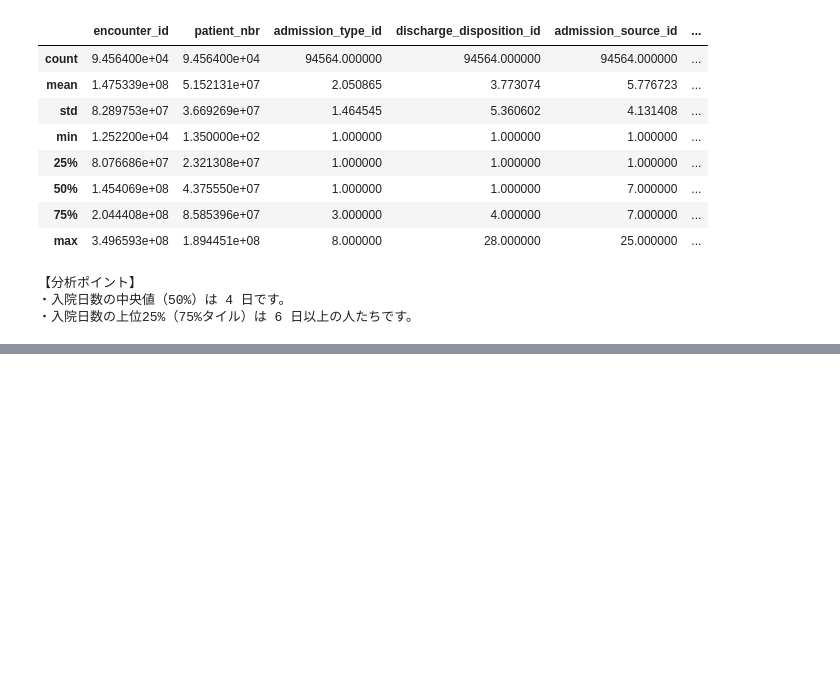
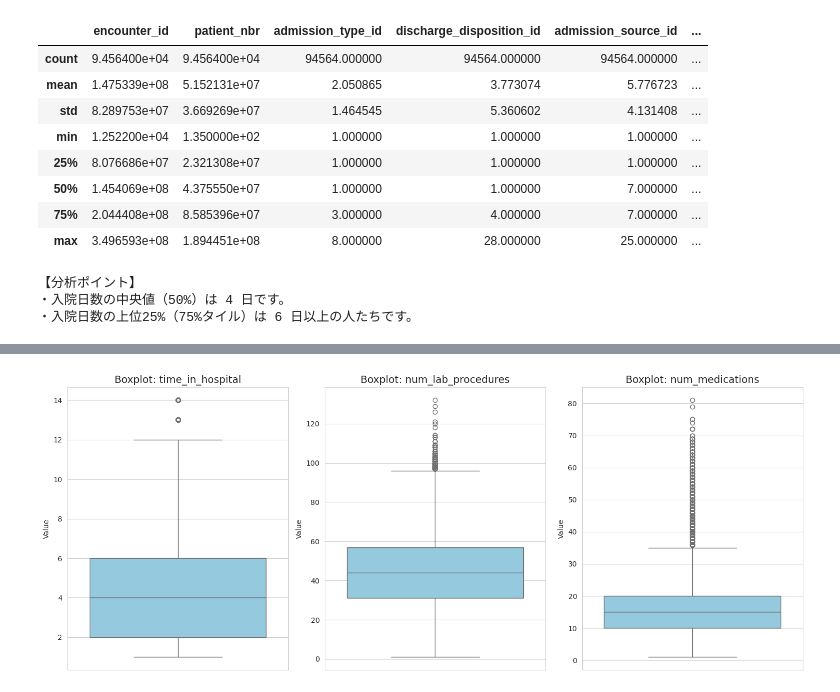
Before and after one commit to kaoru1018/diabetes-100k-analysis, a Jupyter notebook: データサイエンス.ipynb, the cells around one changed output, grey strips where cells are left out. Drawn from its saved outputs; the diff is of its cells as text; code cells hidden in the pictures; blank space fills up the shorter version.

```diff
--- a/データサイエンス.ipynb
+++ b/データサイエンス.ipynb
@@ -102,3 +102,95 @@ else:
 【分析ポイント】
 ・入院日数の中央値（50%）は 4 日です。
 ・入院日数の上位25%（75%タイル）は 6 日以上の人たちです。
+# %%
+#「入院日数」「検査数」「薬の数」の3つの重要な項目を比較する箱ひげ図
+
+import pandas as pd
+import numpy as np
+import matplotlib.pyplot as plt
+import seaborn as sns
+import os
+
+# --- 設定 ---
+pd.set_option('display.max_columns', None)
+sns.set_style("whitegrid")
+
+# 1. データの読み込み（エラー回避用）
+file_name = 'diabetic_data.csv'
+
+if os.path.exists(file_name):
+#まず最初に、パソコンの中をのぞいて指定したファイルがあるかどうかをチェックします。
+#osはWindowsとかMacの事
+
+    df = pd.read_csv(file_name)
+#動作: CSVファイルを読み込み、df という名前のデータフレーム（表形式のデータ）に保存します。
+    print(f"✓ 読み込み成功: {df.shape[0]:,} 患者 × {df.shape[1]} 項目")
+else:
+    print(f"❌ エラー: '{file_name}' が見つかりません。")
+    print("Kaggleからダウンロードしたファイルを、このプログラムと同じフォルダに置いてくださいね。")
+    # ここで停止させないためのダミー
+    df = pd.DataFrame()
+
+# --- 2. 下準備（クレンジング） ---
+if not df.empty:
+    # 表（df）が空っぽでなければ、以下の処理を進める
+    df_clean = df.copy()
+    # 原本を汚さないようにコピーを作る
+
+    # 数値データ：中央値で埋める
+    num_cols = df_clean.select_dtypes(include=[np.number]).columns
+    # データの中から「数字（整数や小数）」の列だけをリストアップする
+    #つまり、「計算ができる『数値型』として認識されている列を、すべて自動でリストアップする」ということ
+    for col in num_cols:
+    # リストアップした列を一つずつ処理する
+        df_clean[col] = df_clean[col].fillna(df_clean[col].median())
+    # その列の空っぽ（NaN）の場所に、その列の「中央値（median）」を入れて埋める
+
+    # カテゴリ（文字）データ：最頻値（一番多い値）で埋める
+    cat_cols = df_clean.select_dtypes(include=['object', 'string']).columns
+    for col in cat_cols:
+        if df_clean[col].isnull().sum() > 0:
+    #もしその列の中に、一つでも空っぽ（isnull）のデータが含まれていたら（sumが0より大きければ）
+            df_clean[col] = df_clean[col].fillna(df_clean[col].mode()[0])
+    #その列で「一番よく登場する言葉（最頻値：mode）」の1番目[0]を使って、空っぽの場所を埋めます。
+    #Pandasのルールでは、同率1位が複数ある場合、「辞書順（あいうえお順やアルファベット順）」や「データの中に先に登場した順」で名簿の並びが決まります。
+
+    # 3. 特殊な文字 "?" を数値に変換する
+    # このデータセットは欠損値が "?" で入っていることが多いので、数値変換を試みます
+    numeric_cols_to_convert = [
+        'time_in_hospital', 'num_procedures', 'num_lab_procedures',
+        'num_medications', 'number_outpatient', 'number_emergency',
+        'number_inpatient'
+    ]
+    for col in numeric_cols_to_convert:
+        if col in df_clean.columns:
+            # errors='coerce' は「数字にできない文字は強制的に欠損値(NaN)にする」という意味
+            df_clean[col] = pd.to_numeric(df_clean[col], errors='coerce')
+            # 変換後に発生した欠損値を再度埋める
+            df_clean[col] = df_clean[col].fillna(df_clean[col].median())
+
+    # 4. 「30日以内の再入院」を予測ターゲットにする（二値化）
+    # 元の readmitted は '<30', '>30', 'NO' の3種類。これを 1 or 0 に変える
+    df_clean['readmitted_30d'] = (df_clean['readmitted'] == '<30').astype(int)
+
+
+#  5. 箱ひげ図（Boxplot）の作成
+print("\n--- 箱ひげ図を表示します ---")
+
+# グラフの土台（サイズ）を決める
+plt.figure(figsize=(15, 6))
+
+# 調べたい3つの項目をリストにする
+plot_cols = ['time_in_hospital', 'num_lab_procedures', 'num_medications']
+
+# 3つのグラフを横に並べて表示するためのループ
+for i, col in enumerate(plot_cols, 1):
+    plt.subplot(1, 3, i) # 1行3列のi番目にグラフを作る
+    sns.boxplot(y=df_clean[col], color='skyblue') # 箱ひげ図を描く
+    plt.title(f'Boxplot: {col}', fontsize=14) # グラフのタイトル
+    plt.ylabel('Value') # 縦軸のラベル
+
+# グラフ同士が重ならないように調整
+plt.tight_layout()
+plt.show()
+# %% [output]
@@ -104,0 +200 @@ else:
+[figure, added]
```
Also changed, not shown: parts of 2 cells of this notebook.
